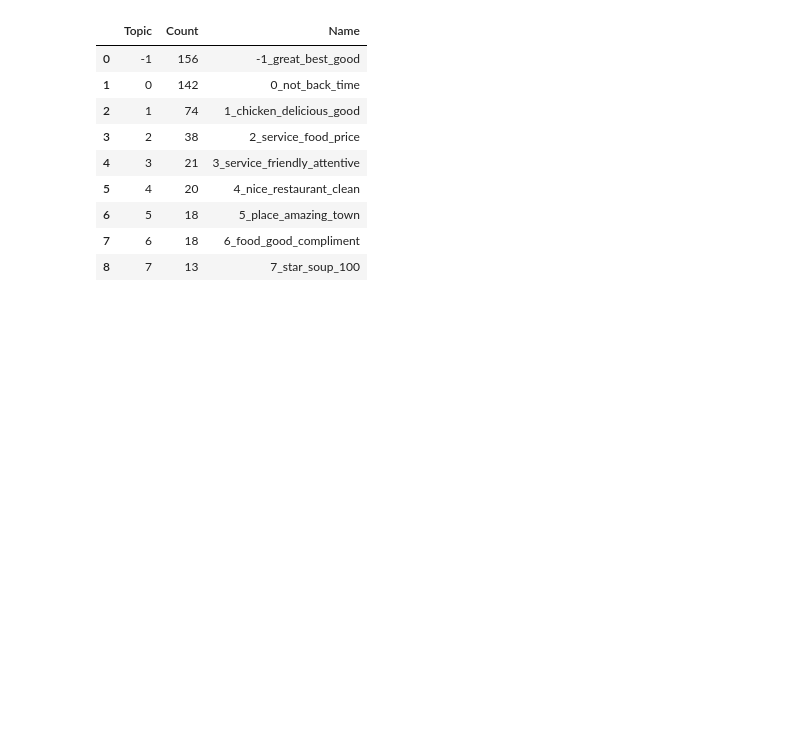
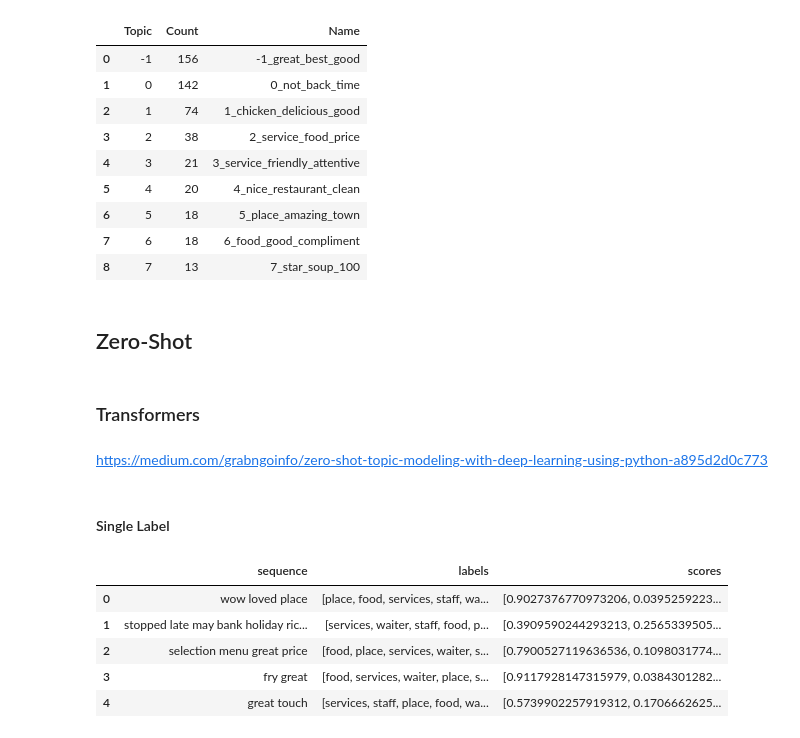
Before and after one commit to shreyasriram4/h2o2.ai, a Jupyter notebook: notebooks/voc_topicmodel_prototype.ipynb, the cells around one changed output. Cells and saved outputs as stored; diff of their text form; code cells hidden in the pictures; blank space fills up the shorter version.

```diff
--- a/notebooks/voc_topicmodel_prototype.ipynb
+++ b/notebooks/voc_topicmodel_prototype.ipynb
@@ -454,3 +456,11 @@ topic_model.get_topic_info()
 | 6 | 5 | 18 | 5_place_amazing_town |
 | 7 | 6 | 18 | 6_food_good_compliment |
 | 8 | 7 | 13 | 7_star_soup_100 |
+# %% [markdown]
+## Zero-Shot
+# %% [markdown]
+### Transformers
+# %% [markdown]
+https://medium.com/grabngoinfo/zero-shot-topic-modeling-with-deep-learning-using-python-a895d2d0c773
+# %% [markdown]
+#### Single Label
@@ -456,0 +471,22 @@ topic_model.get_topic_info()
+# %%
+# Define the candidate labels
+candidate_labels = ["place", "services", "food", "staff", "waiter"]
+
+# Set the hyppothesis template
+hypothesis_template = "The topic of this review is {}."
+
+# Prediction results
+single_topic_prediction = classifier(list(positive_df["cleaned_review"]), candidate_labels, hypothesis_template=hypothesis_template)
+
+# Save the output as a dataframe
+single_topic_prediction = pd.DataFrame(single_topic_prediction)
+
+# Take a look at the data
+single_topic_prediction.head()
+# %% [output]
+|  | sequence | labels | scores |
+| 0 | wow loved place | [place, food, services, staff, wa... | [0.9027376770973206, 0.0395259223... |
+| 1 | stopped late may bank holiday ric... | [services, waiter, staff, food, p... | [0.3909590244293213, 0.2565339505... |
+| 2 | selection menu great price | [food, place, services, waiter, s... | [0.7900527119636536, 0.1098031774... |
+| 3 | fry great | [food, services, waiter, place, s... | [0.9117928147315979, 0.0384301282... |
+| 4 | great touch | [services, staff, place, food, wa... | [0.5739902257919312, 0.1706662625... |
```
Also changed, not shown: parts of 6 cells of this notebook.
